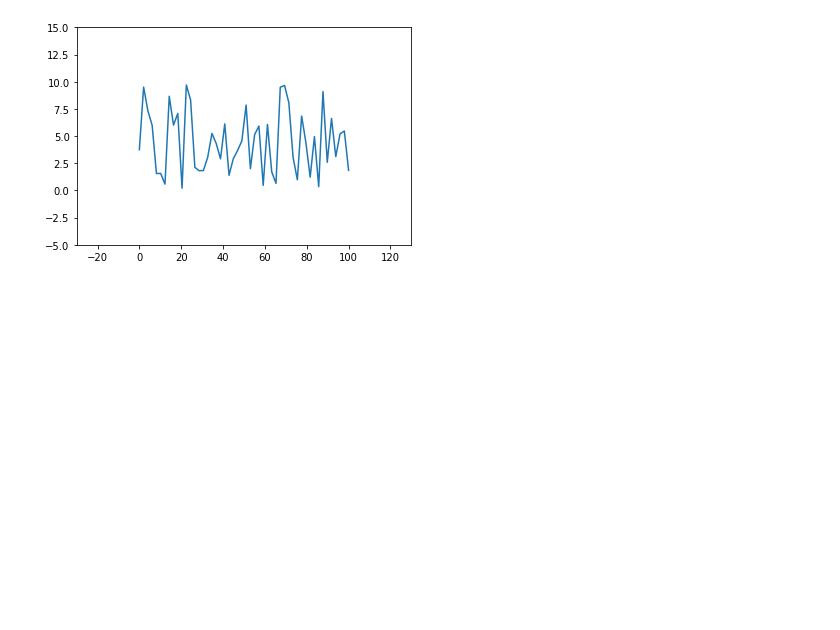
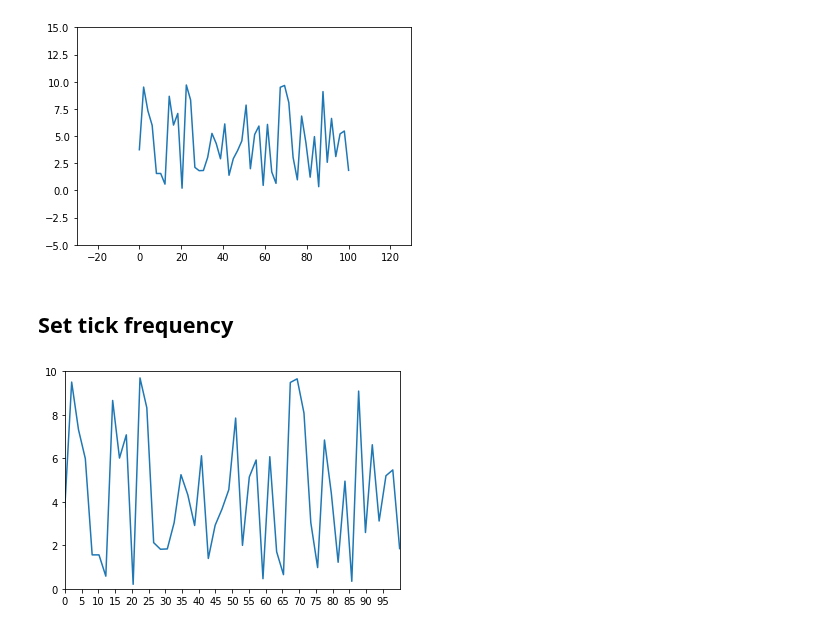
Before and after one commit to queirozfcom/python-sandbox, a Jupyter notebook: python3/notebooks/matplotlib/pyplot-by-example/main.ipynb, the cells around one changed output. Drawn from its saved outputs; the diff is of its cells as text; code cells hidden in the pictures; blank space fills up the shorter version.

```diff
--- a/python3/notebooks/matplotlib/pyplot-by-example/main.ipynb
+++ b/python3/notebooks/matplotlib/pyplot-by-example/main.ipynb
@@ -138,3 +138,20 @@ plt.xlim(-30,130)
 # %% [output]
 (-30, 130)
 [figure]
+# %% [markdown]
+## Set tick frequency
+# %%
+# clear current figure
+plt.clf()
+
+plt.plot(x,y)
+
+# make the limits a bit larger so that we can see the results
+plt.ylim(0,10)
+plt.xlim(0,100)
+
+# tell pyplot to write a x-axis tick every 5 units
+plt.xticks(np.arange(0, 100, 5))
+plt.show()
+# %% [output]
+[figure, added]
```
Also changed, not shown: 2 other files.
